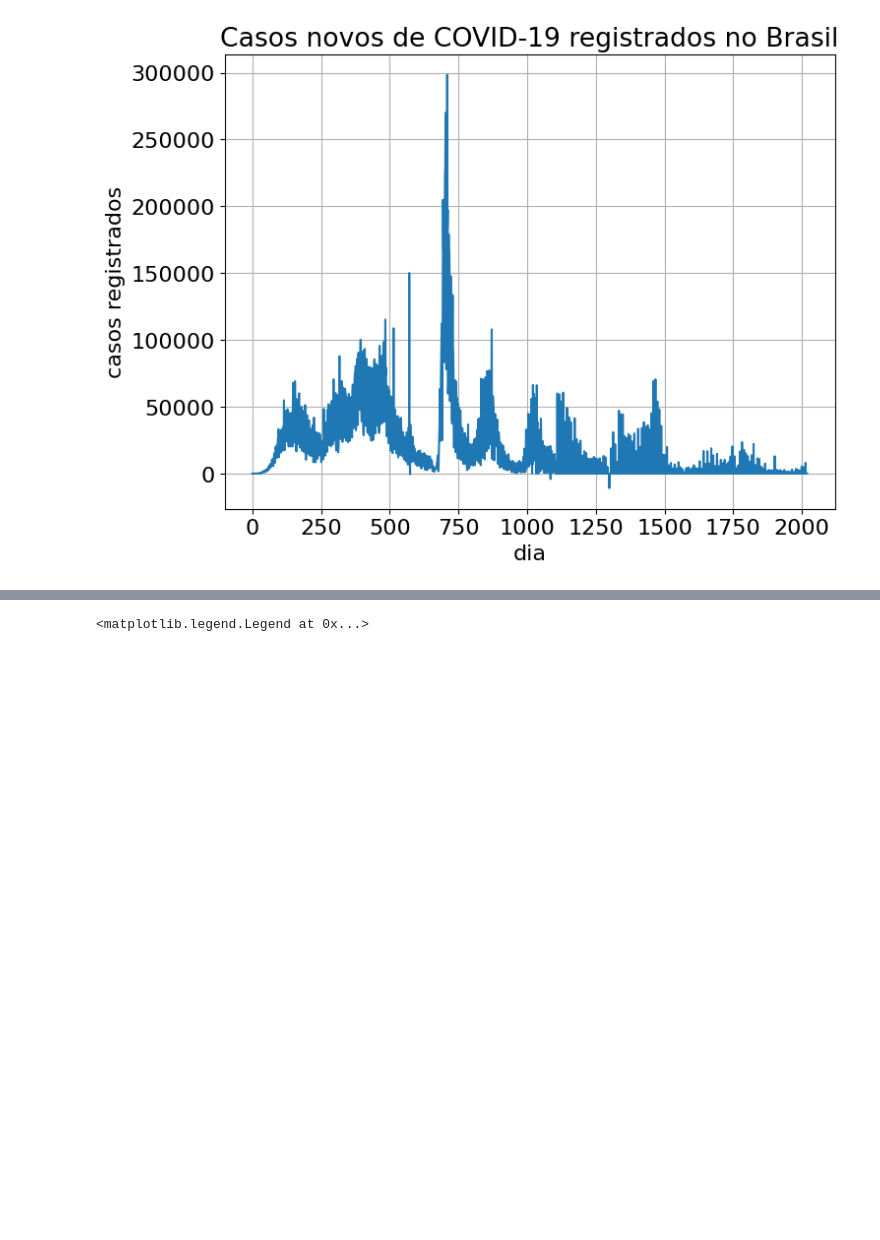
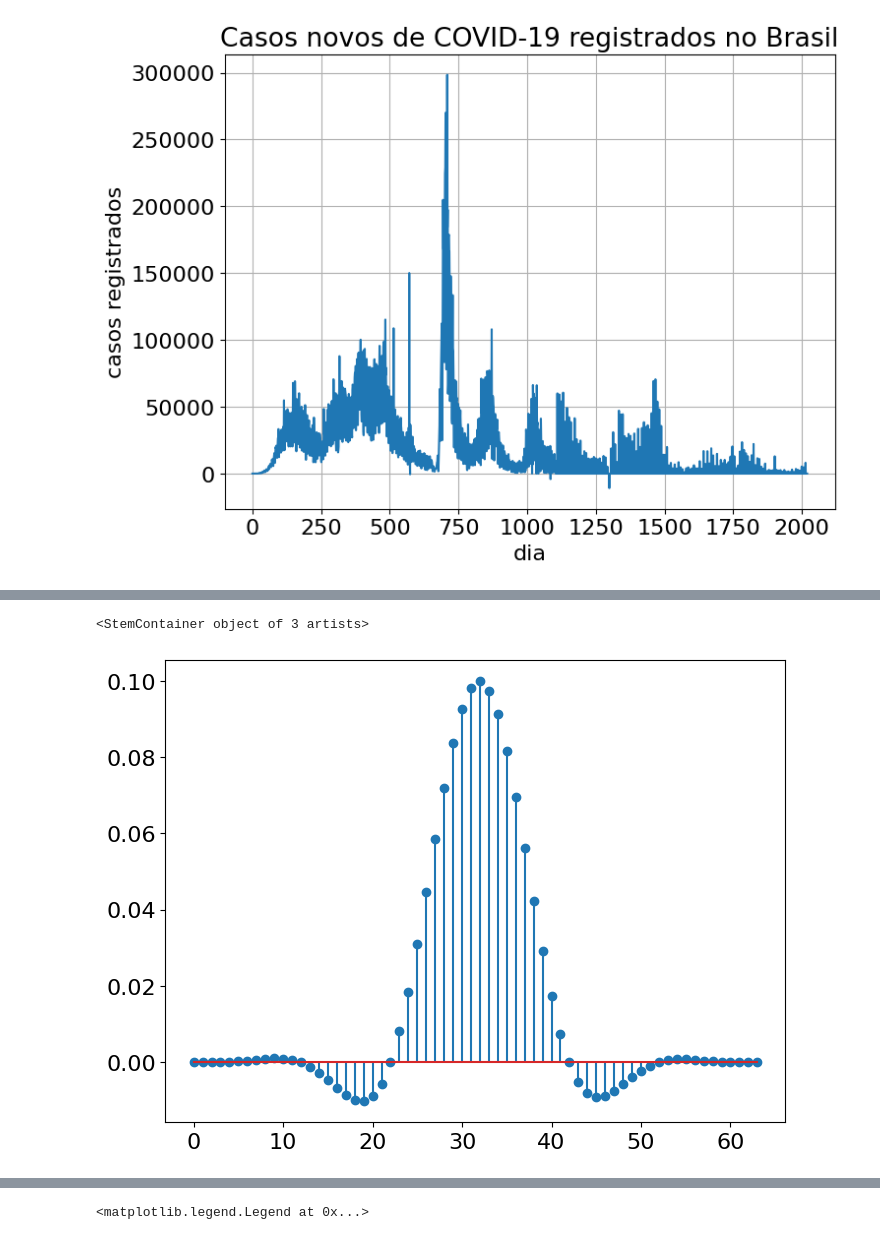
Before and after one commit to bootstrap666/covidbr-data, a Jupyter notebook: COVID_19_linear_MA_filter.ipynb, the cells around one changed output, grey strips where cells are left out. Saved outputs shown, nothing was run; the diff lists cells and outputs as text; code cells hidden in the pictures; blank space fills up the shorter version.

```diff
--- a/COVID_19_linear_MA_filter.ipynb
+++ b/COVID_19_linear_MA_filter.ipynb
@@ -95,3 +95,8 @@ Text(0.5, 0, '$\\Omega$')
+# %%
+plt.stem(h)
+# %% [output]
+<StemContainer object of 3 artists>
+[figure, added]
 # %%
 # Filtra os dados de casos novos no Brasil utilizando o filtro projetado
 Brasilcasosnovosfiltrado = signal.lfilter(h,1,Brasilcasosnovos)
```
Also changed, not shown: parts of 6 cells of this notebook.
